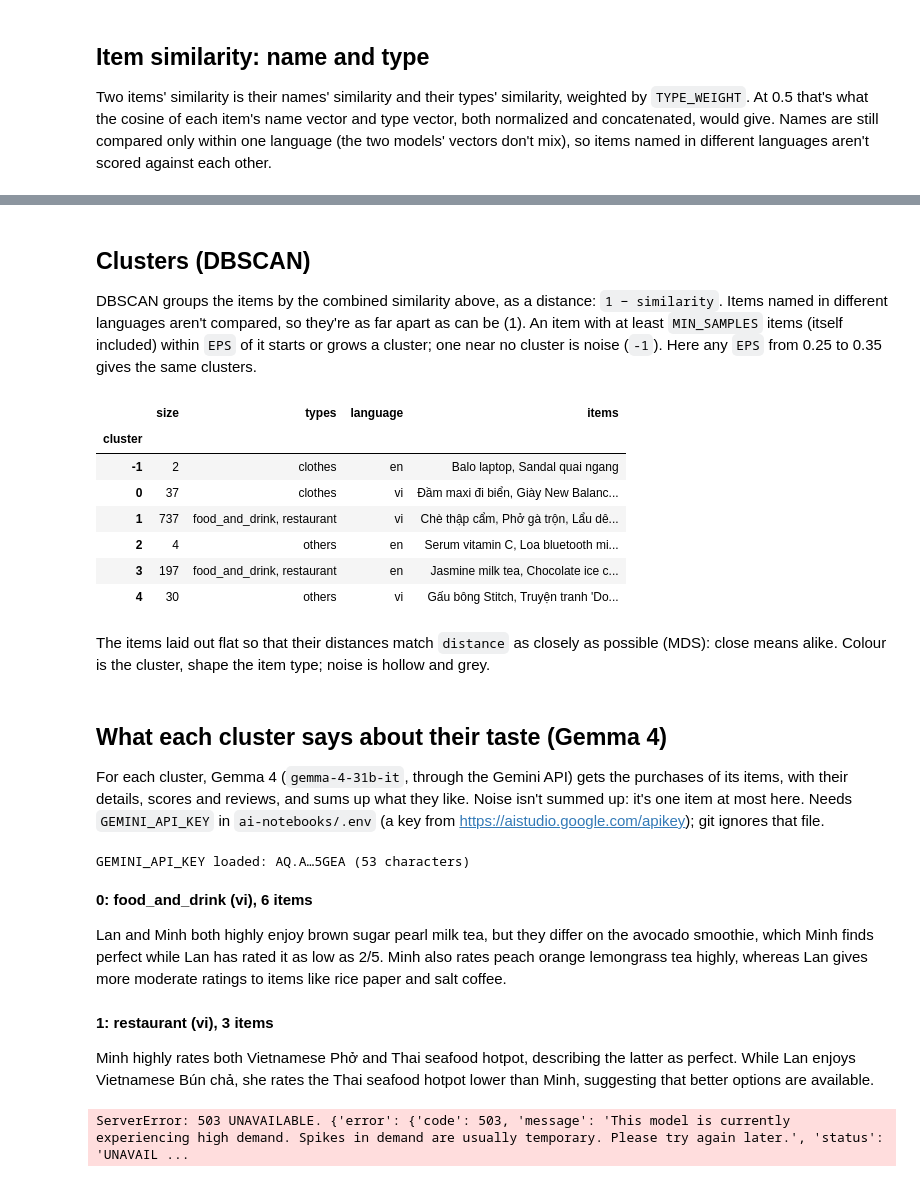
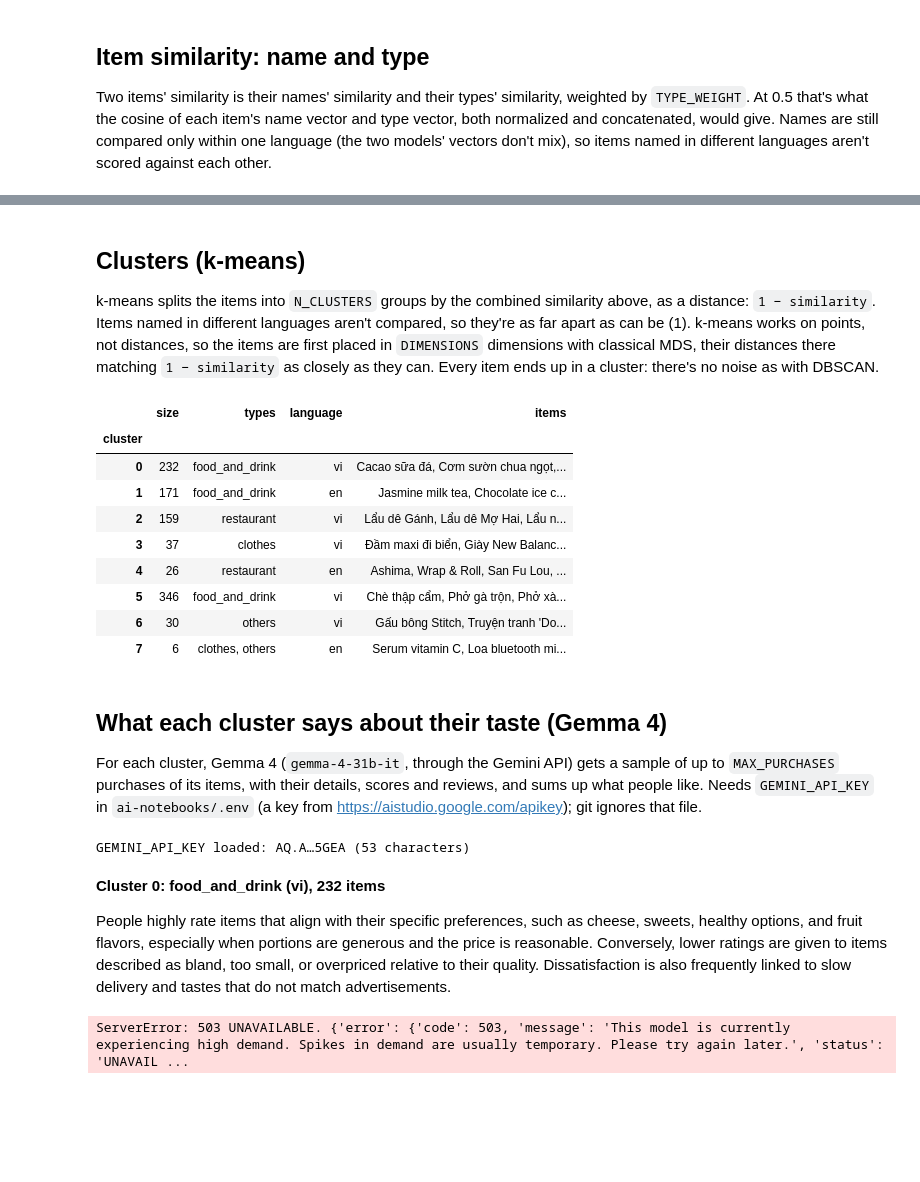
Before and after one commit to viettungvuong/EmIuMuaGi, a Jupyter notebook: ai-notebooks/recommend.ipynb, the cells around one changed output, grey strips where cells are left out. Cells and saved outputs as stored; diff of their text form; code cells hidden in the pictures; blank space fills up the shorter version.

```diff
--- a/ai-notebooks/recommend.ipynb
+++ b/ai-notebooks/recommend.ipynb
@@ -268,31 +270,41 @@ similar_items(pd.Series({"item_name": "Bún bò Huế", "item_type": "restaurant
 # %% [markdown]
-## Clusters (DBSCAN)
+## Clusters (k-means)
 
-DBSCAN groups the items by the combined similarity above, as a distance: `1 − similarity`. Items named in different languages aren't compared, so they're as far apart as can be (1). An item with at least `MIN_SAMPLES` items (itself included) within `EPS` of it starts or grows a cluster; one near no cluster is noise (`-1`). Here any `EPS` from 0.25 to 0.35 gives the same clusters.
+k-means splits the items into `N_CLUSTERS` groups by the combined similarity above, as a distance: `1 − similarity`. Items named in different languages aren't compared, so they're as far apart as can be (1). k-means works on points, not distances, so the items are first placed in `DIMENSIONS` dimensions with classical MDS, their distances there matching `1 − similarity` as closely as they can. Every item ends up in a cluster: there's no noise as with DBSCAN.
 # %%
-from sklearn.cluster import DBSCAN
+from sklearn.cluster import KMeans
 
-EPS = 0.3
-MIN_SAMPLES = 3
+N_CLUSTERS = 8  # each one summed up by Gemma below
+DIMENSIONS = 50
 
 distance = np.clip(np.where(np.isnan(item_similarity), 1.0, 1 - item_similarity), 0, None)
 np.fill_diagonal(distance, 0)
-items["cluster"] = DBSCAN(eps=EPS, min_samples=MIN_SAMPLES, metric="precomputed").fit_predict(distance)
+
+# Classical MDS: points whose straight-line distances match `distance` as closely as DIMENSIONS dimensions allow
+n = len(distance)
+centring = np.eye(n) - 1 / n
+gram = -0.5 * centring @ distance**2 @ centring
+values, vectors = np.linalg.eigh(gram)
+top = np.argsort(values)[::-1][:DIMENSIONS]
+top = top[values[top] > 0]
+points = vectors[:, top] * np.sqrt(values[top])
+
+items["cluster"] = KMeans(n_clusters=N_CLUSTERS, n_init=10, random_state=0).fit_predict(points)
 
 items.groupby("cluster").agg(
     size=("item_name", "size"),
     types=("item_type", lambda t: ", ".join(sorted(set(t)))),
     language=("lang", lambda l: ", ".join(sorted(set(l)))),
     items=("item_name", ", ".join),
 )
 # %% [output]
 |  | size | types | language | items |
 | cluster |  |  |  |  |
-| -1 | 2 | clothes | en | Balo laptop, Sandal quai ngang |
-| 0 | 37 | clothes | vi | Đầm maxi đi biển, Giày New Balanc... |
-| 1 | 737 | food_and_drink, restaurant | vi | Chè thập cẩm, Phở gà trộn, Lẩu dê... |
-| 2 | 4 | others | en | Serum vitamin C, Loa bluetooth mi... |
-| 3 | 197 | food_and_drink, restaurant | en | Jasmine milk tea, Chocolate ice c... |
-| 4 | 30 | others | vi | Gấu bông Stitch, Truyện tranh 'Do... |
+| 0 | 232 | food_and_drink | vi | Cacao sữa đá, Cơm sườn chua ngọt,... |
+| 1 | 171 | food_and_drink | en | Jasmine milk tea, Chocolate ice c... |
+| 2 | 159 | restaurant | vi | Lẩu dê Gánh, Lẩu dê Mợ Hai, Lẩu n... |
+| 3 | 37 | clothes | vi | Đầm maxi đi biển, Giày New Balanc... |
+| 4 | 26 | restaurant | en | Ashima, Wrap & Roll, San Fu Lou, ... |
+| 5 | 346 | food_and_drink | vi | Chè thập cẩm, Phở gà trộn, Phở xà... |
+| 6 | 30 | others | vi | Gấu bông Stitch, Truyện tranh 'Do... |
+| 7 | 6 | clothes, others | en | Serum vitamin C, Loa bluetooth mi... |
-# %% [markdown]
-The items laid out flat so that their distances match `distance` as closely as possible (MDS): close means alike. Colour is the cluster, shape the item type; noise is hollow and grey.
@@ -354,7 +311,7 @@ plt.show()
 # %% [markdown]
 ## What each cluster says about their taste (Gemma 4)
 
-For each cluster, Gemma 4 (`gemma-4-31b-it`, through the Gemini API) gets the purchases of its items, with their details, scores and reviews, and sums up what they like. Noise isn't summed up: it's one item at most here. Needs `GEMINI_API_KEY` in `ai-notebooks/.env` (a key from https://aistudio.google.com/apikey); git ignores that file.
+For each cluster, Gemma 4 (`gemma-4-31b-it`, through the Gemini API) gets a sample of up to `MAX_PURCHASES` purchases of its items, with their details, scores and reviews, and sums up what people like. Needs `GEMINI_API_KEY` in `ai-notebooks/.env` (a key from https://aistudio.google.com/apikey); git ignores that file.
 # %%
 import os
 
@@ -410,16 +371,19 @@ def cluster_prompt(c):
 # %% [output]
 GEMINI_API_KEY loaded: AQ.A…5GEA (53 characters)
 # %%
+def cluster_name(c):
+    """A cluster's heading: its number, the item type most of it is, its languages and its size"""
+    members = items[items["cluster"] == c]
+    return f"Cluster {c}: {members['item_type'].mode()[0]} ({', '.join(sorted(set(members['lang'])))}), {len(members)} items"
+
+
 summaries = {}
-for c in sorted(set(items["cluster"]) - {-1}):
+for c in sorted(set(items["cluster"])):
     response = client.models.generate_content(model=GEMMA, contents=cluster_prompt(c))
     summaries[c] = response.text.strip()
     display(Markdown(f"**{cluster_name(c)}**\n\n{summaries[c]}"))
 # %% [output]
-**0: food_and_drink (vi), 6 items**
+**Cluster 0: food_and_drink (vi), 232 items**
 
-Lan and Minh both highly enjoy brown sugar pearl milk tea, but they differ on the avocado smoothie, which Minh finds perfect while Lan has rated it as low as 2/5. Minh also rates peach orange lemongrass tea highly, whereas Lan gives more moderate ratings to items like rice paper and salt coffee.
+People highly rate items that align with their specific preferences, such as cheese, sweets, healthy options, and fruit flavors, especially when portions are generous and the price is reasonable. Conversely, lower ratings are given to items described as bland, too small, or overpriced relative to their quality. Dissatisfaction is also frequently linked to slow delivery and tastes that do not match advertisements.
-**1: restaurant (vi), 3 items**
-
-Minh highly rates both Vietnamese Phở and Thai seafood hotpot, describing the latter as perfect. While Lan enjoys Vietnamese Bún chả, she rates the Thai seafood hotpot lower than Minh, suggesting that better options are available.
 ServerError: 503 UNAVAILABLE. {'error': {'code': 503, 'message': 'This model is currently experiencing high demand. Spikes in demand are usually temporary. Please try again later.', 'status': 'UNAVAIL ...
```
Also changed, not shown: parts of 6 cells of this notebook, 2 other files.
